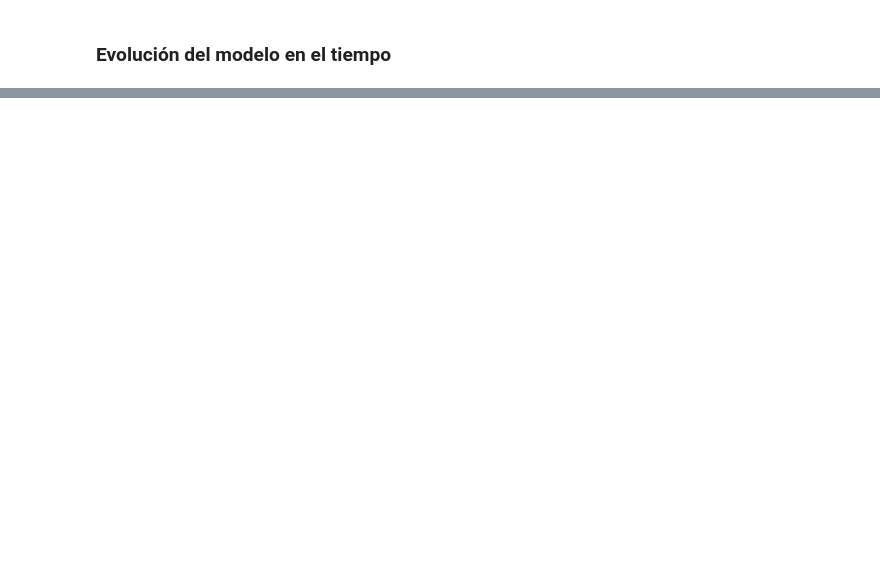
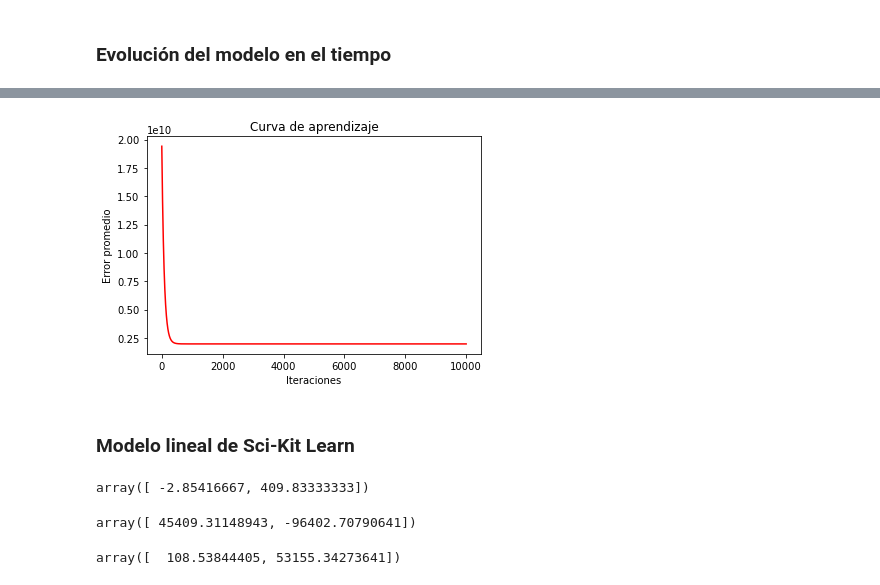
Before and after one commit to eddson90/galileo_tareas, a Jupyter notebook: Proyecto.ipynb, the cells around one changed output, grey strips where cells are left out. Saved outputs shown, nothing was run; the diff lists cells and outputs as text; code cells hidden in the pictures; blank space fills up the shorter version.

```diff
--- a/Proyecto.ipynb
+++ b/Proyecto.ipynb
@@ -442,0 +468,7 @@ graficar_modelo(dict_modelo,250)
+# %%
+# curva de aprendizaje (errores)
+graficar_error(errores_FirstFloorArea)
+# %% [output]
+[figure, added]
+# %% [markdown]
+### Modelo lineal de Sci-Kit Learn
@@ -442,0 +483,15 @@ graficar_modelo(dict_modelo,250)
+# %%
+#ejemplo
+modelo_scikit(var_x,var_y)
+# %% [output]
+array([ -2.85416667, 409.83333333])
+# %%
+# MODELO SCI-KIT LEARN PARA OVERALL QUALITY (parámetros m y b)
+modelo_scikit(OverallQual,SalesPrice)
+# %% [output]
+array([ 45409.31148943, -96402.70790641])
+# %%
+# MODELO SCI-KIT LEARN PARA FIRST FLOOR AREA (parámetros m y b)
+modelo_scikit(FirstFloorArea_test,SalesPrice)
+# %% [output]
+array([  108.53844405, 53155.34273641])
```
Also changed, not shown: parts of 26 cells of this notebook.
